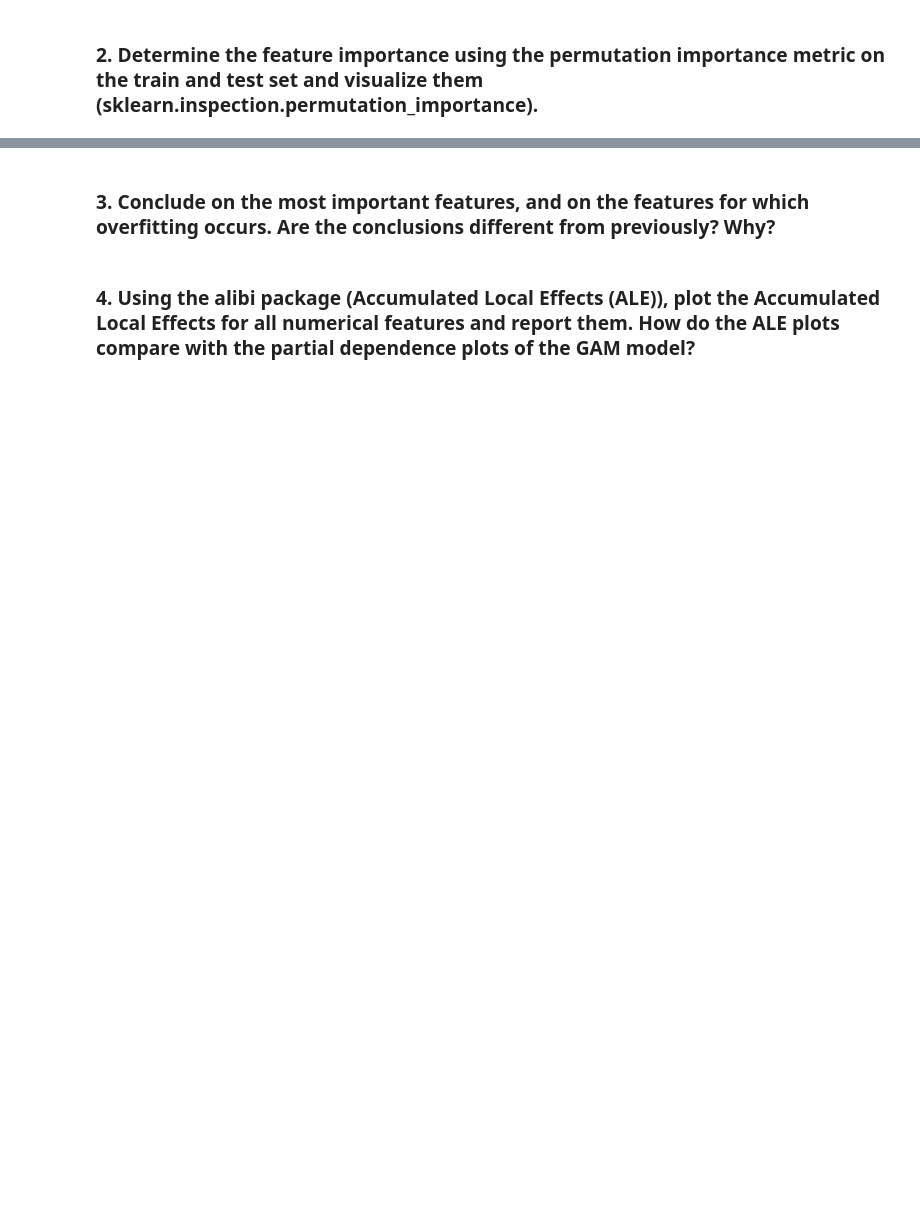
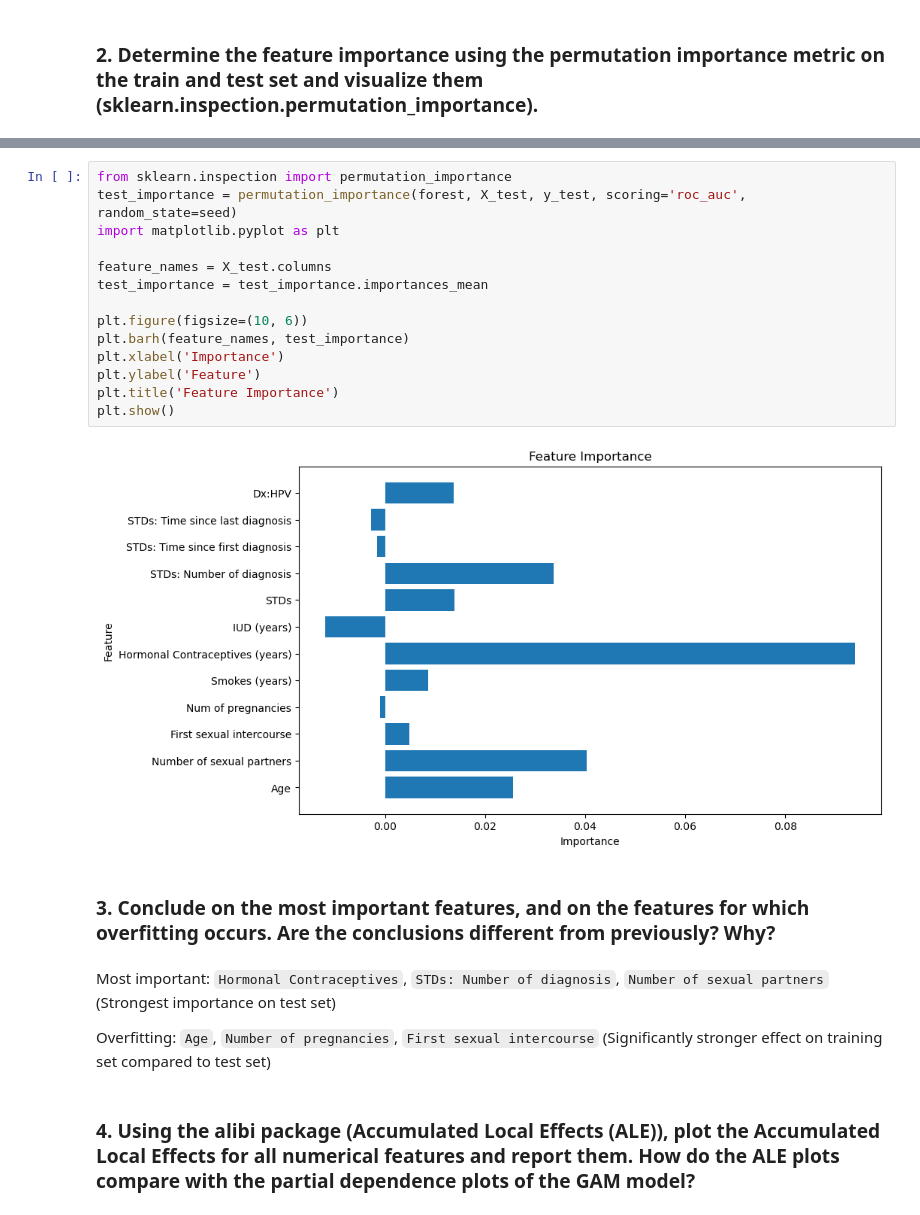
Before and after one commit to nirgoren/biology-hw1, a Jupyter notebook: Homework 1 Interpretable ML.ipynb, the cells around one changed output, grey strips where cells are left out. Cells and saved outputs as stored; diff of their text form; blank space fills up the shorter version.

```diff
--- a/Homework 1 Interpretable ML.ipynb
+++ b/Homework 1 Interpretable ML.ipynb
@@ -492,4 +540,24 @@ Optimize the min_samples_leaf hyperparameter (from 1 to 100) using cross-validat
+# %%
+from sklearn.inspection import permutation_importance
+test_importance = permutation_importance(forest, X_test, y_test, scoring='roc_auc', random_state=seed)
+import matplotlib.pyplot as plt
+
+feature_names = X_test.columns
+test_importance = test_importance.importances_mean
+
+plt.figure(figsize=(10, 6))
+plt.barh(feature_names, test_importance)
+plt.xlabel('Importance')
+plt.ylabel('Feature')
+plt.title('Feature Importance')
+plt.show()
+# %% [output]
+[figure, added]
 # %% [markdown]
 ### 3.	Conclude on the most important features, and on the features for which overfitting occurs. Are the conclusions different from previously? Why?
+# %% [markdown]
+Most important: `Hormonal Contraceptives`, `STDs: Number of diagnosis`, `Number of sexual partners` (Strongest importance on test set)
+
+Overfitting: `Age`, `Number of pregnancies`, `First sexual intercourse` (Significantly stronger effect on training set compared to test set)
 # %% [markdown]
 ### 4.	Using the alibi package (Accumulated Local Effects (ALE)), plot the Accumulated Local Effects for all numerical features and report them. How do the ALE plots compare with the partial dependence plots of the GAM model?
```
Also changed, not shown: parts of 10 cells of this notebook.
